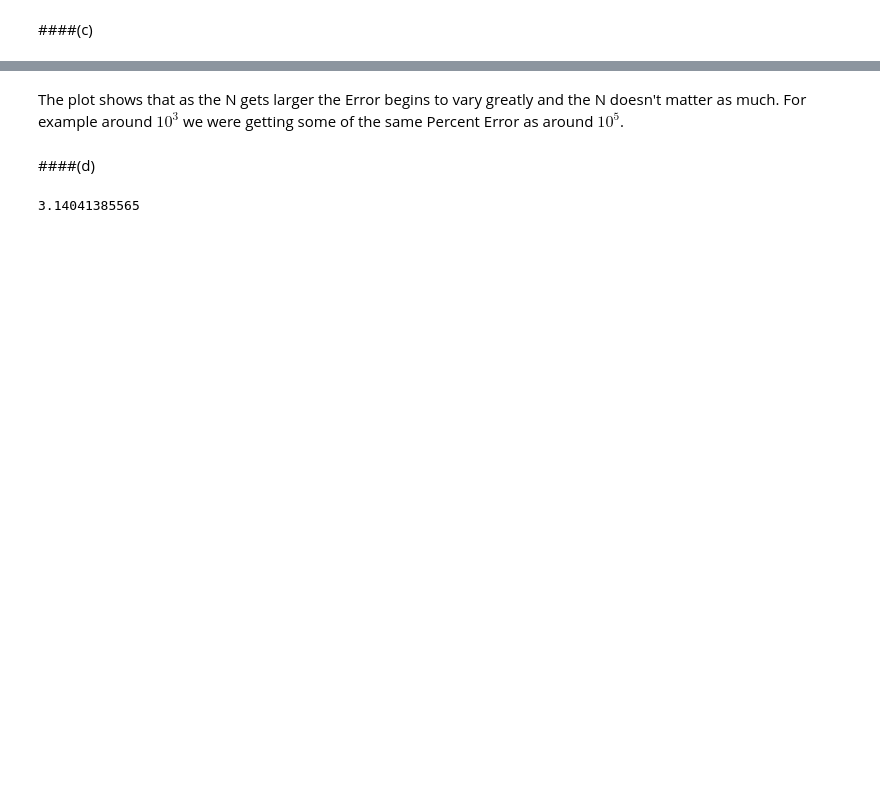
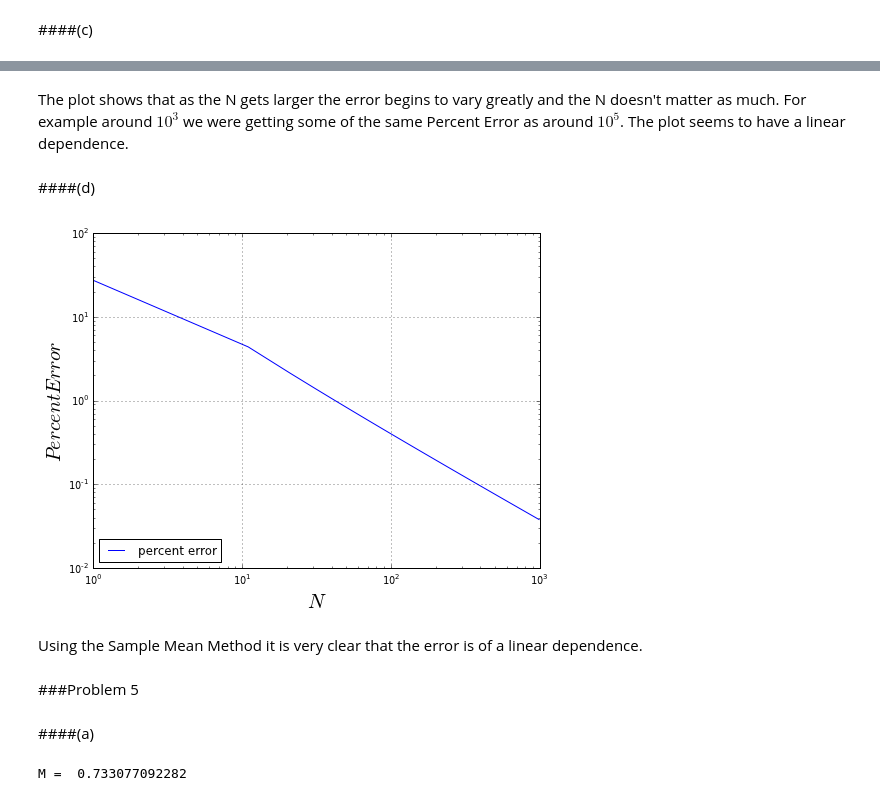
Before and after one commit to wsnyderPHYS202/PHYS202-S13, a Jupyter notebook: Week5/IntegrationEx4.ipynb, the cells around one changed output, grey strips where cells are left out. Drawn from its saved outputs; the diff is of its cells as text; code cells hidden in the pictures; blank space fills up the shorter version.

```diff
--- a/Week5/IntegrationEx4.ipynb
+++ b/Week5/IntegrationEx4.ipynb
@@ -319,9 +293,9 @@ show()
 # %% [markdown]
-The plot shows that as the N gets larger the Error begins to vary greatly and the N doesn't matter as much. For example around $10^3$ we were getting some of the same Percent Error as around $10^5$.
+The plot shows that as the N gets larger the error begins to vary greatly and the N doesn't matter as much. For example around $10^3$ we were getting some of the same Percent Error as around $10^5$. The plot seems to have a linear dependence.
 # %% [markdown]
 ####(d)
 # %%
-def SumMean(N,xmin,xmax):
+def SampleMean(N,xmin,xmax):
     f = lambda x: 4*np.sqrt(1 - x**2)
 
     xi = linspace(xmin,xmax,N)
@@ -336,7 +310,27 @@ def SumMean(N,xmin,xmax):
     sumMean = C*tot
 
     return sumMean
-# %%
-print SumMean(1000,0.,1.)
-# %% [output]
-3.14041385565
+# %%
+N_arr = arange(1,1000,10)
+
+blob2 = []
+for q in N_arr:
+    blob2 = append(blob2, SampleMean(q,0.,1.))
+
+figure(figsize = (8,6))
+loglog(N_arr, Error(blob2), label = 'percent error', color = 'b')
+xlabel("$N$", fontsize = 20)
+ylabel("$Percent Error$", fontsize = 20)
+
+grid(True)
+legend(loc = 'lower left')
+
+show()
+# %% [output]
+[figure, added]
+# %% [markdown]
+Using the Sample Mean Method it is very clear that the error is of a linear dependence.
+# %% [markdown]
+###Problem 5
+# %% [markdown]
+####(a)
@@ -342,0 +341,15 @@ print SumMean(1000,0.,1.)
+# %%
+N = 10000000
+
+lMax = 0.2; wMax = 0.2; hMax = 1.0
+
+l = -0.1 + lMax*random_sample(N);
+w = -0.1 + wMax*random_sample(N);
+h = -0.5 + hMax*random_sample(N);
+
+roe = rho(l,w,h)
+
+mass = (wMax*hMax*lMax/N)*sum(roe)
+print 'M = ', mass
+# %% [output]
+M =  0.733077092282
```
Also changed, not shown: parts of 14 cells of this notebook.
